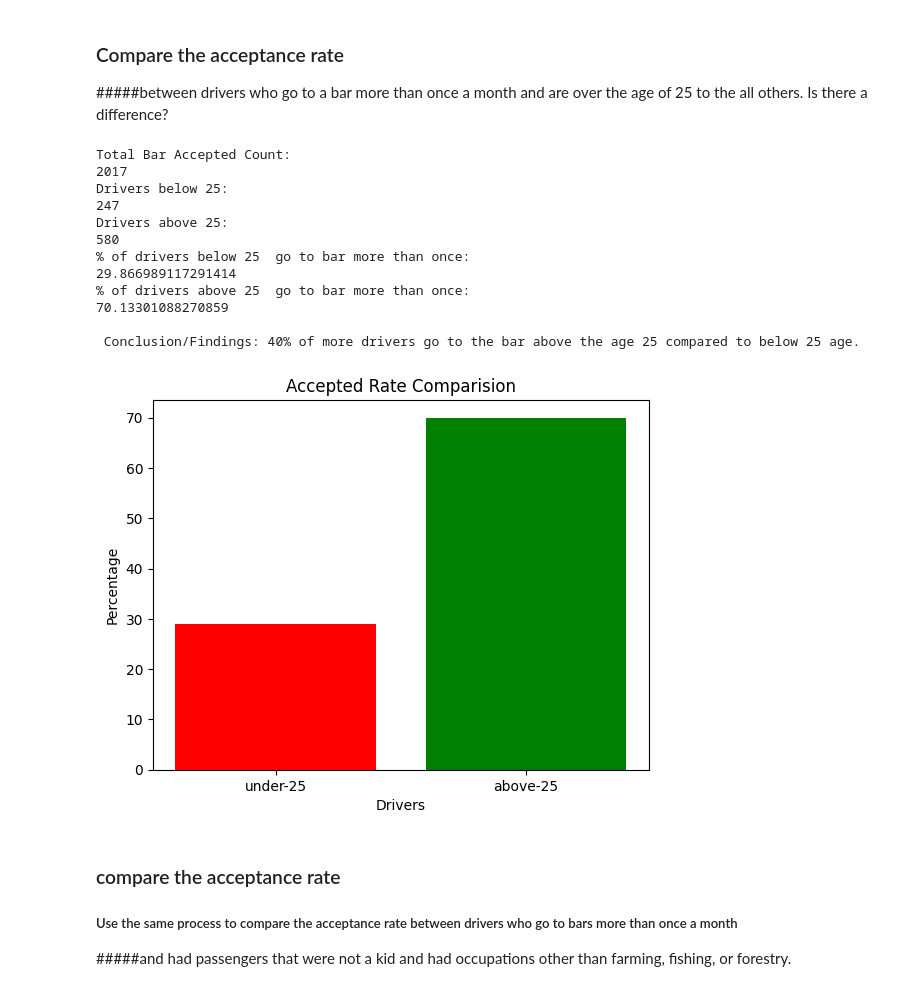
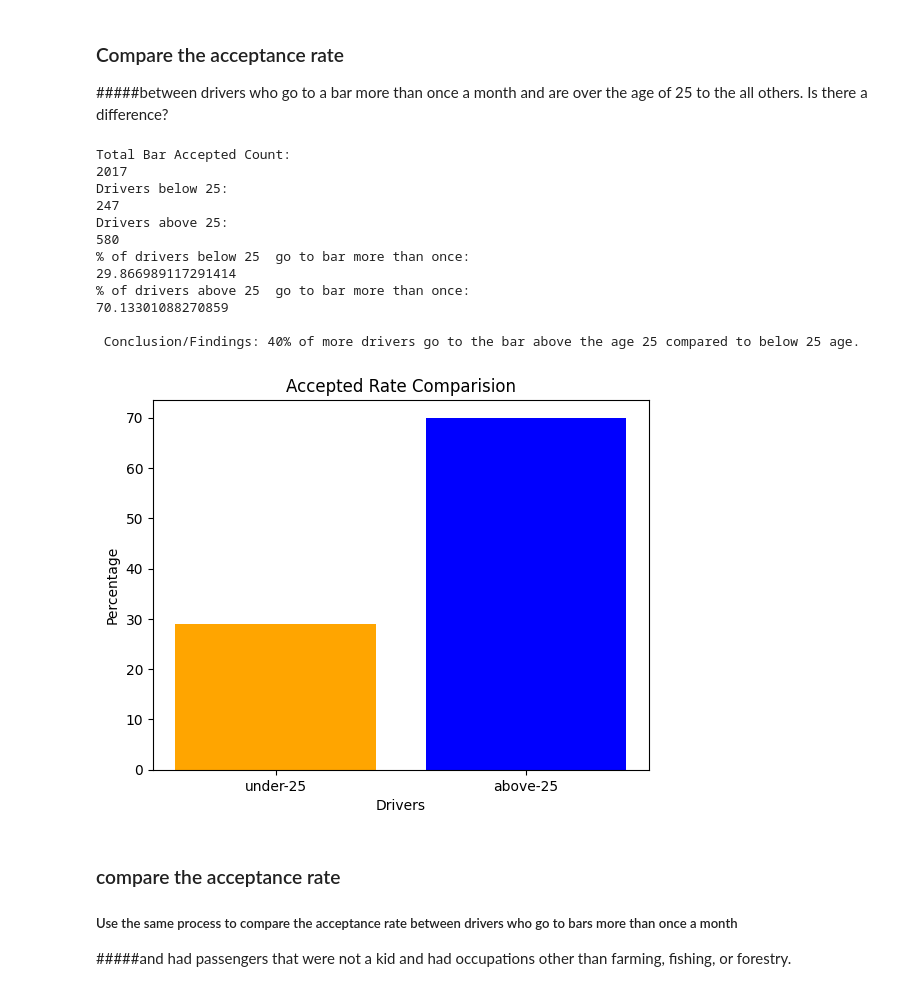
Before and after one commit to OBULAMRANA/accept_coupon, a Jupyter notebook: accept_coupon.ipynb, the cells around one changed output. Drawn from its saved outputs; the diff is of its cells as text; code cells hidden in the pictures.

```diff
--- a/accept_coupon.ipynb
+++ b/accept_coupon.ipynb
@@ -322,35 +322,35 @@ print("Total Bar Accepted Count:")
 print(len(data_bar))
 print("Drivers below 25:")
 print(len(data_bar_age_below_25))
 print("Drivers above 25:")
 print(len(data_bar_age_above_25))
 print("% of drivers below 25  go to bar more than once:")
 print(len(data_bar_age_below_25)/len(data_bar_once_month) * 100)
 print("% of drivers above 25  go to bar more than once:")
 print(len(data_bar_age_above_25)/len(data_bar_once_month) * 100)
 print("\n Conclusion/Findings: 40% of more drivers go to the bar above the age 25 compared to below 25 age. \n")
 
 df_accepted = { 'drivers':['under-25', 'above-25'],
                'percentage': [29, 70]}
 plt.title("Accepted Rate Comparision")
 plt.xlabel("Drivers")
 plt.ylabel("Percentage")
-plt.bar(df_accepted['drivers'], df_accepted['percentage'], color=['red', 'green', 'blue'])
+plt.bar(df_accepted['drivers'], df_accepted['percentage'], color=['orange', 'blue'])
 plt.show()
 # %% [output]
 Total Bar Accepted Count:
 2017
 Drivers below 25:
 247
 Drivers above 25:
 580
 % of drivers below 25  go to bar more than once:
 29.866989117291414
 % of drivers above 25  go to bar more than once:
 70.13301088270859
 
  Conclusion/Findings: 40% of more drivers go to the bar above the age 25 compared to below 25 age.
-[figure, old version]
+[figure, new version]
 # %% [markdown]
 ### compare the acceptance rate
 ##### Use the same process to compare the acceptance rate between drivers who go to bars more than once a month
```
